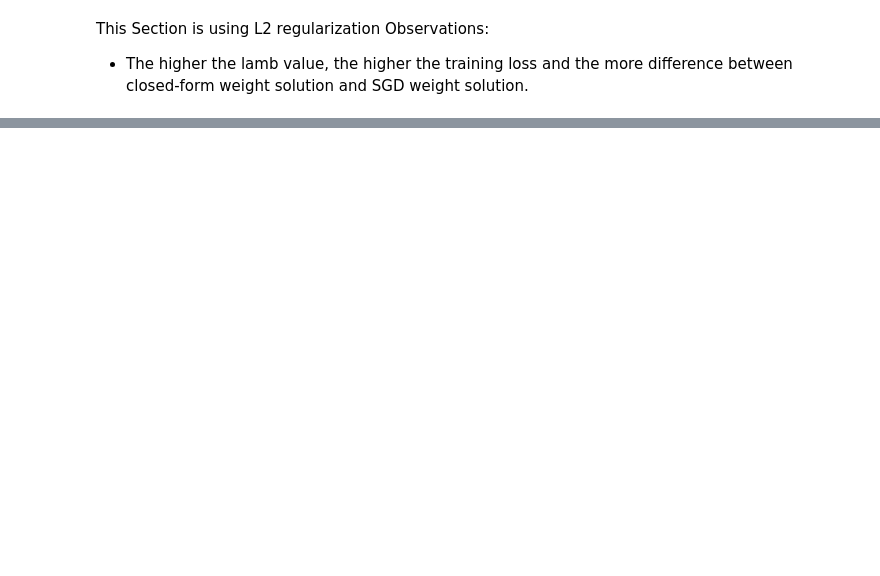
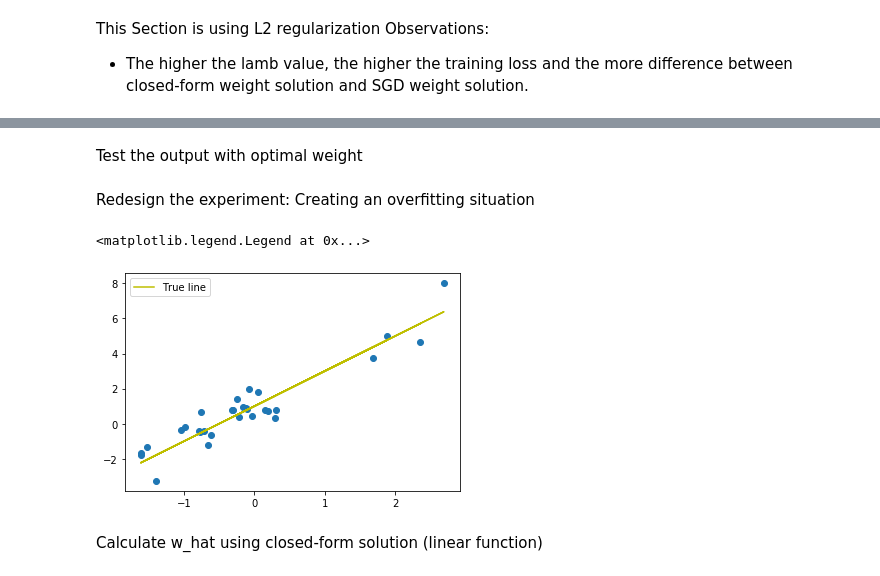
Before and after one commit to chuducthang77/pytorch-soft-actor-critic, a Jupyter notebook: approximation.ipynb, the cells around one changed output, grey strips where cells are left out. Saved outputs shown, nothing was run; the diff lists cells and outputs as text; code cells hidden in the pictures; blank space fills up the shorter version.

Commit message:
Redesign the experiment and finish until sgd. To be added the regularization

```diff
--- a/approximation.ipynb
+++ b/approximation.ipynb
@@ -297,0 +197,2 @@ KeyboardInterrupt:
+# %% [markdown]
+Test the output with optimal weight
@@ -297,0 +215,25 @@ KeyboardInterrupt:
+# %% [markdown]
+Redesign the experiment: Creating an overfitting situation
+# %%
+torch.manual_seed(1)
+
+# Generate the dataset
+x = torch.randn((30,1))
+size_x = x.size()
+poly_x = torch.cat((x, x**2, x**3, x**4, x**5), 1)
+
+# Add one column to learn intercept terms
+x_ones = torch.cat((torch.ones(size_x), x),1)
+poly_x_ones = torch.cat((torch.ones(size_x),poly_x), 1)
+
+true_w = torch.tensor([[1.], [2.]])
+y = torch.matmul(x_ones, true_w) + torch.randn(size_x)
+true_y = torch.matmul(x_ones, true_w)
+# %%
+plt.clf()
+plt.scatter(x, y)
+plt.plot(x, true_y, color='y', label='True line')
+plt.legend(loc='best')
+# %% [output]
+<matplotlib.legend.Legend at 0x...>
+[figure, added]
@@ -297,0 +260,2 @@ KeyboardInterrupt:
+# %% [markdown]
+Calculate w_hat using closed-form solution (linear function)
```
Also changed, not shown: parts of 21 cells of this notebook, 2 other files.
